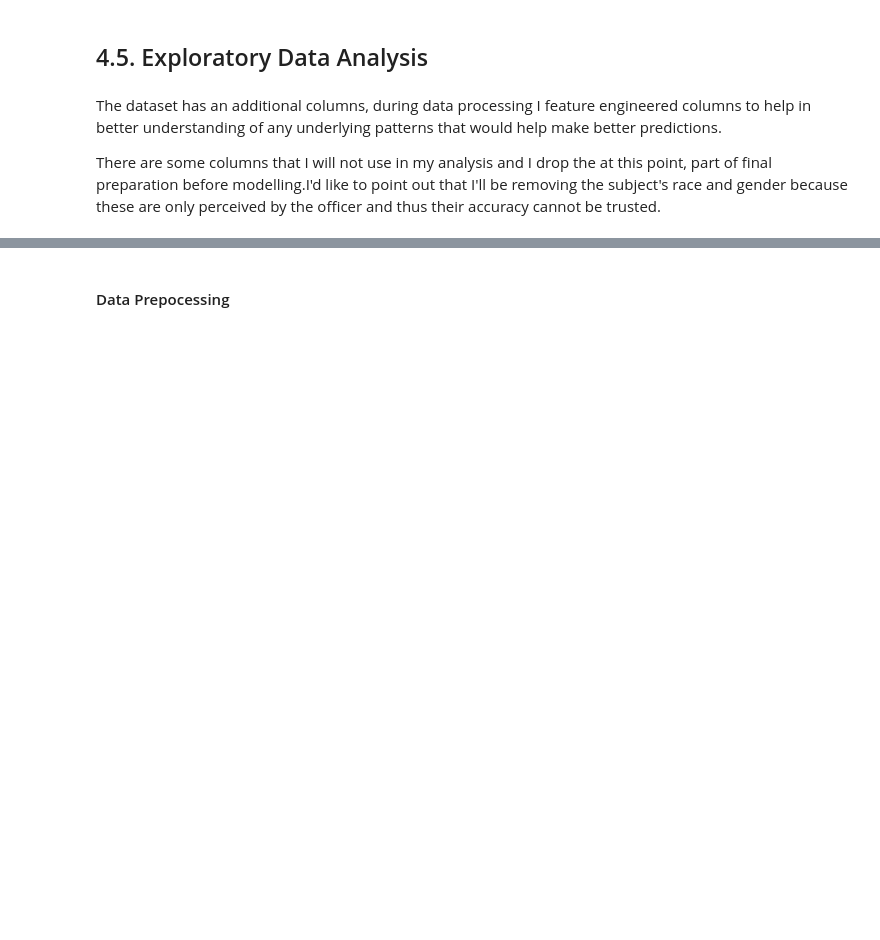
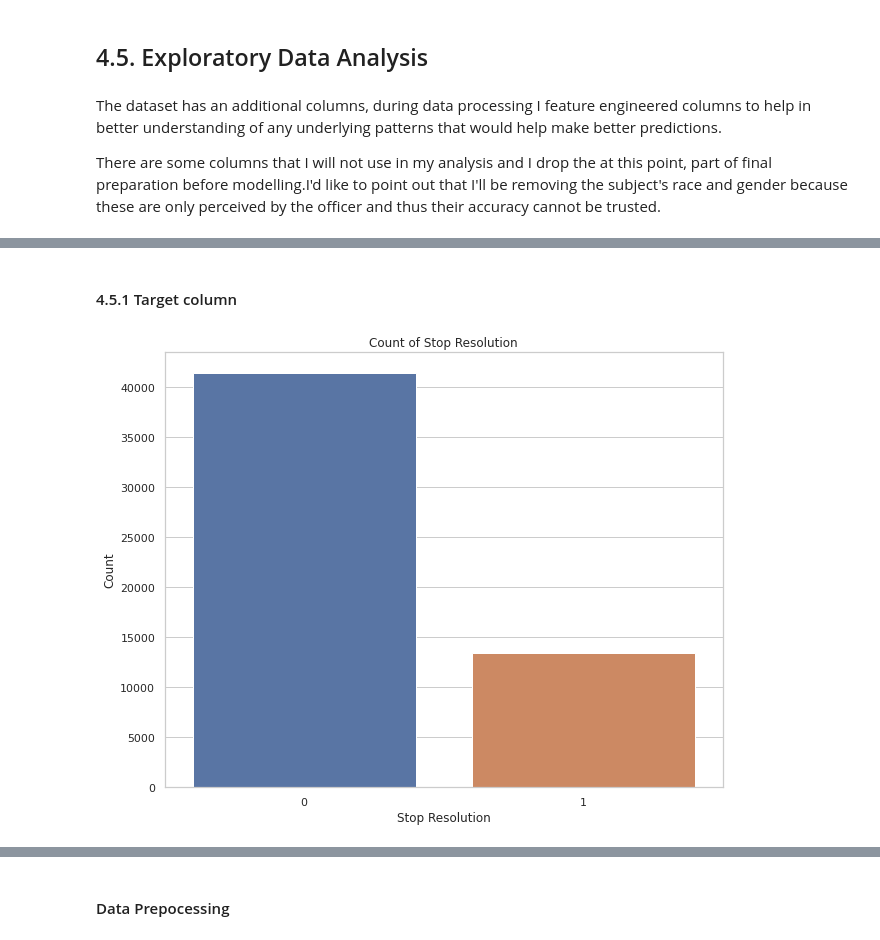
Before and after one commit to adikamunyao/Phase-3-project, a Jupyter notebook: index.ipynb, the cells around one changed output, grey strips where cells are left out. Cells and saved outputs as stored; diff of their text form; code cells hidden in the pictures; blank space fills up the shorter version.

```diff
--- a/index.ipynb
+++ b/index.ipynb
@@ -535,0 +483,17 @@ There are some columns that I will not use in my analysis and I drop the at this
+# %% [markdown]
+#### 4.5.1  Target column
+# %%
+# create a bar plot of Stop Resolution count
+sns.set(rc={'figure.figsize':(10,8)})
+sns.set_style("whitegrid")
+sns.countplot(x='Stop Resolution', data=df)
+
+# add title and labels
+plt.title("Count of Stop Resolution")
+plt.xlabel("Stop Resolution")
+plt.ylabel("Count")
+
+# Show plot
+plt.show()
+# %% [output]
+[figure, added]
```
Also changed, not shown: parts of 92 cells of this notebook, 8 other files.
